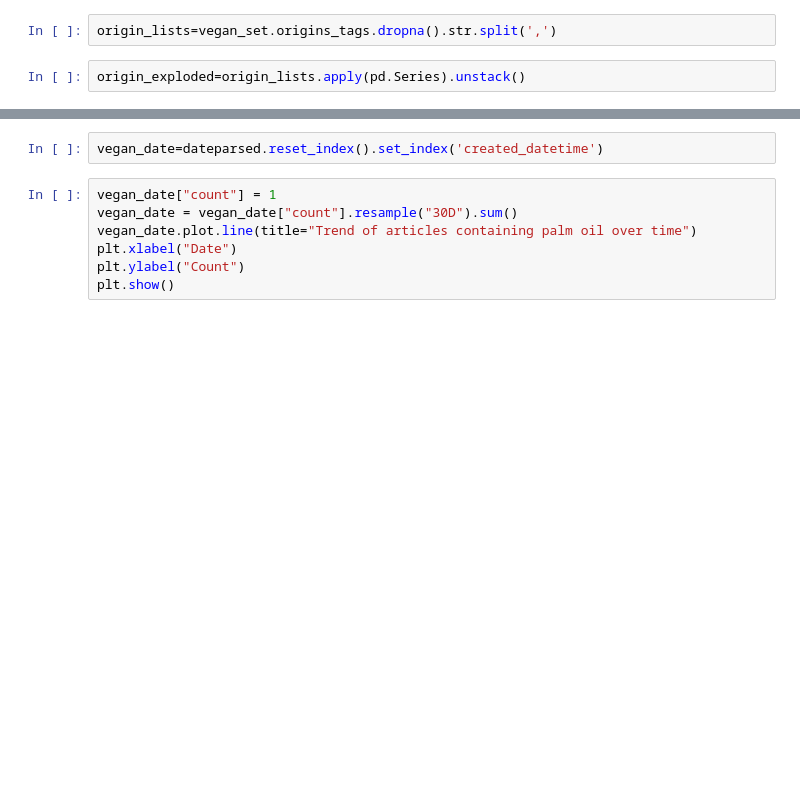
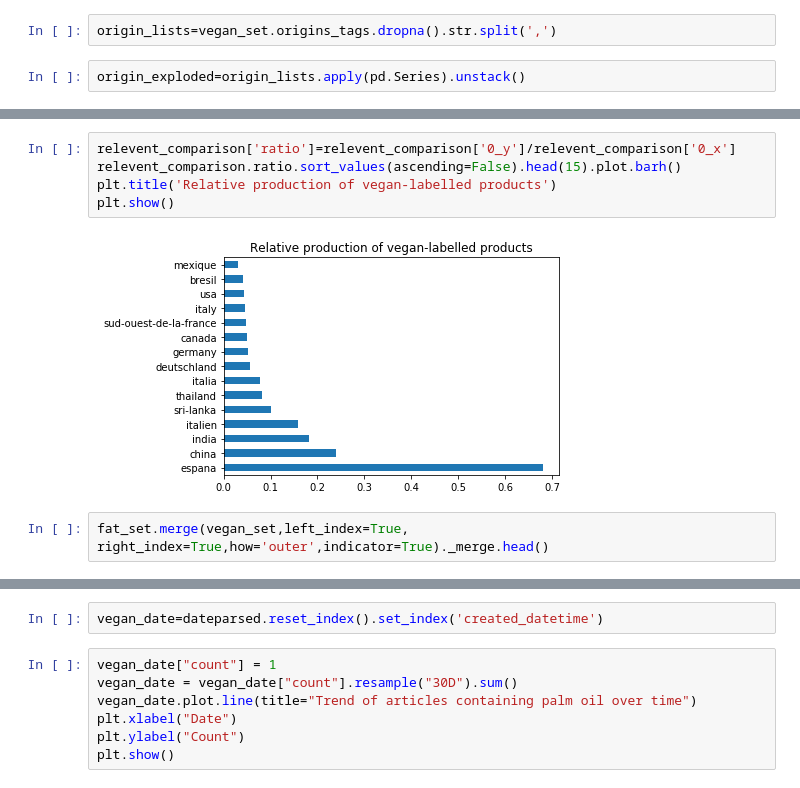
Before and after one commit to lanzrein/ada_project, a Jupyter notebook: VeganIsTheOnlySustainableSolution.ipynb, the cells around one changed output, grey strips where cells are left out. Saved outputs shown, nothing was run; the diff lists cells and outputs as text; blank space fills up the shorter version.

```diff
--- a/VeganIsTheOnlySustainableSolution.ipynb
+++ b/VeganIsTheOnlySustainableSolution.ipynb
@@ -47,3 +64,12 @@ plt.show()
+# %%
+relevent_comparison['ratio']=relevent_comparison['0_y']/relevent_comparison['0_x']
+relevent_comparison.ratio.sort_values(ascending=False).head(15).plot.barh()
+plt.title('Relative production of vegan-labelled products')
+plt.show()
+# %% [output]
+[figure, added]
+# %%
+fat_set.merge(vegan_set,left_index=True, right_index=True,how='outer',indicator=True)._merge.head()
 # %%
 vegan_set["created_datetime"] = pd.to_datetime(vegan_set["created_datetime"],errors="coerce")
 dateparsed = vegan_set[vegan_set["created_datetime"].notnull()]
```
Also changed, not shown: parts of 18 cells of this notebook.
